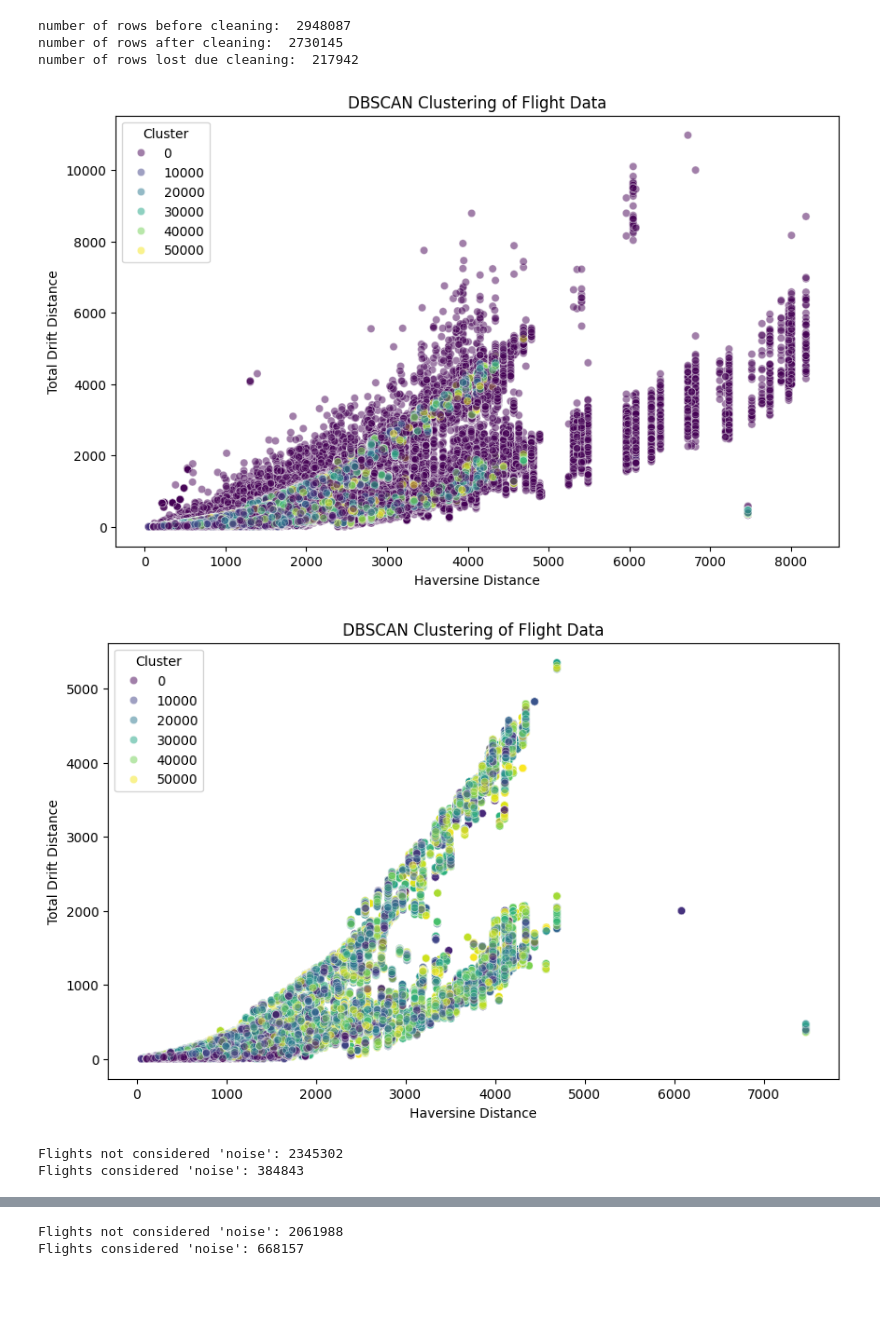
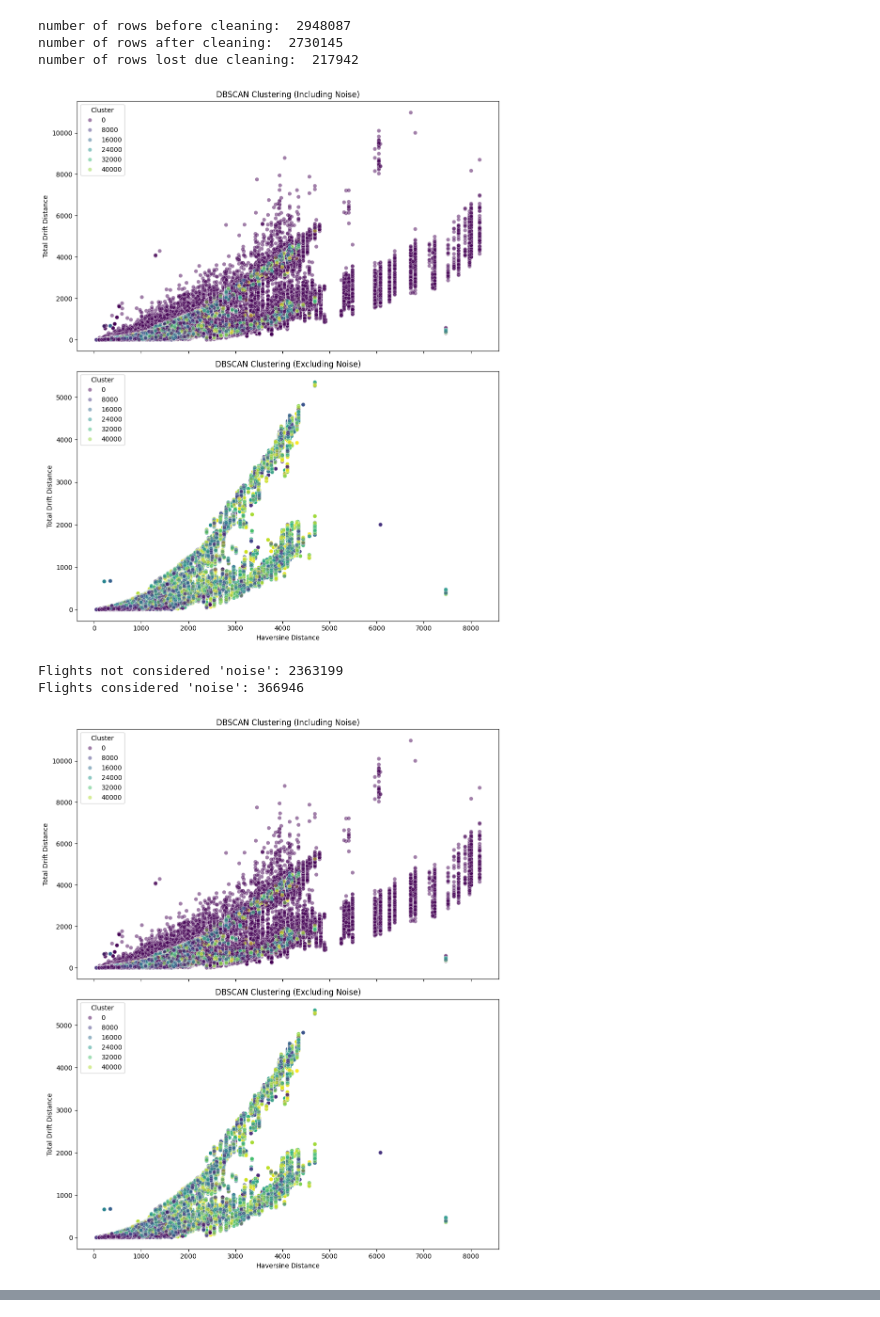
Before and after one commit to janiejestemja/coriolis_flights, a Jupyter notebook: coriolis_analysis_03b.ipynb, the cells around one changed output, grey strips where cells are left out. Saved outputs shown, nothing was run; the diff lists cells and outputs as text; code cells hidden in the pictures; blank space fills up the shorter version.

Commit message:
Ran first set of dbscan's.

```diff
--- a/coriolis_analysis_03b.ipynb
+++ b/coriolis_analysis_03b.ipynb
@@ -123,10 +133,48 @@ def db_scanner(data, fdf, epsilon, minimum_samples):
+# %%
+# defining a function for DBSCAN and plotting
+def db_scanner(data, fdf, epsilon, minimum_samples):
+    # configuring DBSCAN parameters
+    dbscan = DBSCAN(eps=epsilon, min_samples=minimum_samples)
+    clusters = dbscan.fit_predict(data)
+
+    # adding cluster labels to the dataframe
+    fdf["cluster"] = clusters
+
+    # creating a figure with 2 subplots, one above the other
+    fig, axes = plt.subplots(2, 1, figsize=(10, 12), sharex=True)
+
+    # first plot: including noise
+    sns.scatterplot(x="haversine_distance", y="total_drift_distance", data=fdf, hue="cluster", palette="viridis", alpha=0.5, ax=axes[0])
+    axes[0].set_title("DBSCAN Clustering (Including Noise)")
+    axes[0].set_xlabel("Haversine Distance")
+    axes[0].set_ylabel("Total Drift Distance")
+    axes[0].legend(loc="upper left", title="Cluster")
+
+    # second plot: excluding noise
+    sns.scatterplot(x="haversine_distance", y="total_drift_distance", data=fdf[fdf["cluster"] != -1], hue="cluster", palette="viridis", alpha=0.5, ax=axes[1])
+    axes[1].set_title("DBSCAN Clustering (Excluding Noise)")
+    axes[1].set_xlabel("Haversine Distance")
+    axes[1].set_ylabel("Total Drift Distance")
+    axes[1].legend(loc="upper left", title="Cluster")
+
+    # adjust layout
+    plt.tight_layout()
+    plt.show()
+
+    # Print information about noise
+    print(f"Flights not considered 'noise': {len(fdf[fdf['cluster'] != -1])}")
+    print(f"Flights considered 'noise': {len(fdf[fdf['cluster'] == -1])}")
 # %%
-epsilons = [0.4, 0.5, 0.6]
-min_samples = [10, 20, 30]
+start = 5
+end = 8
+
+epsilons = [float(f"{x * 0.1:.2f}") for x in range(start, end)]
+min_samples = [10 for _ in range(start, end)]
+
 for epsilon, min_sample in zip(epsilons, min_samples):
     db_scanner(data, fdf, epsilon, min_sample)
 # %% [output]
-[figure, old version]
+[figure, new version]
+Flights not considered 'noise': 2363199
+Flights considered 'noise': 366946
-[figure, old version]
+[figure, new version]
-Flights not considered 'noise': 2345302
-Flights considered 'noise': 384843
@@ -135,2 +183,0 @@ Flights considered 'noise': 384843
-Flights not considered 'noise': 2061988
-Flights considered 'noise': 668157
```
Also changed, not shown: parts of 10 cells of this notebook.
